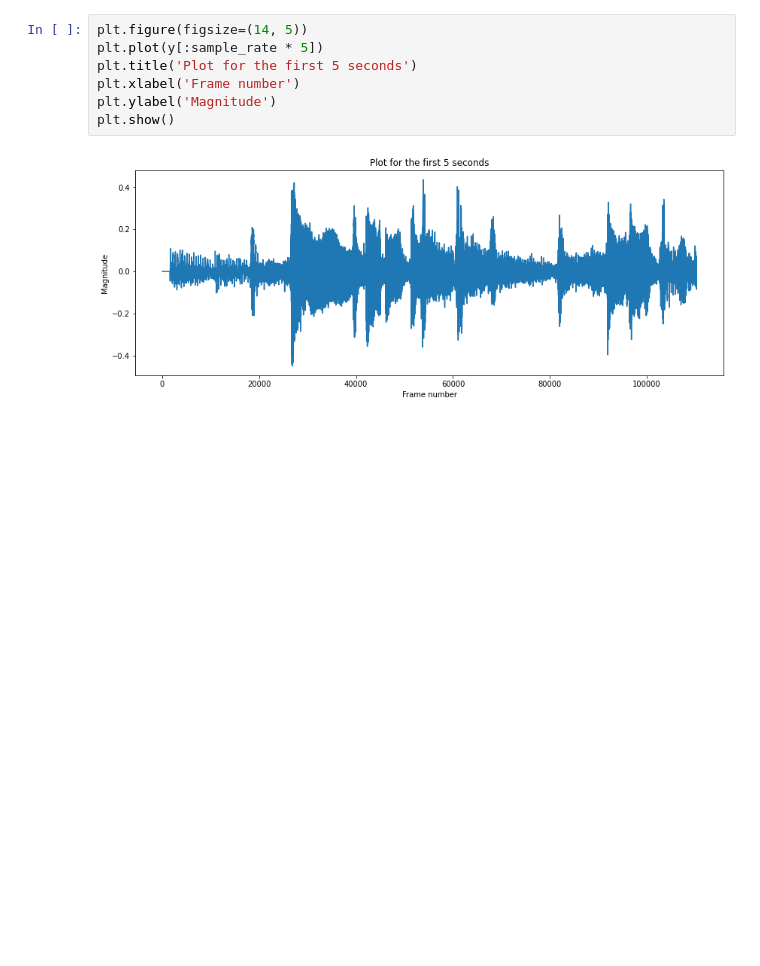
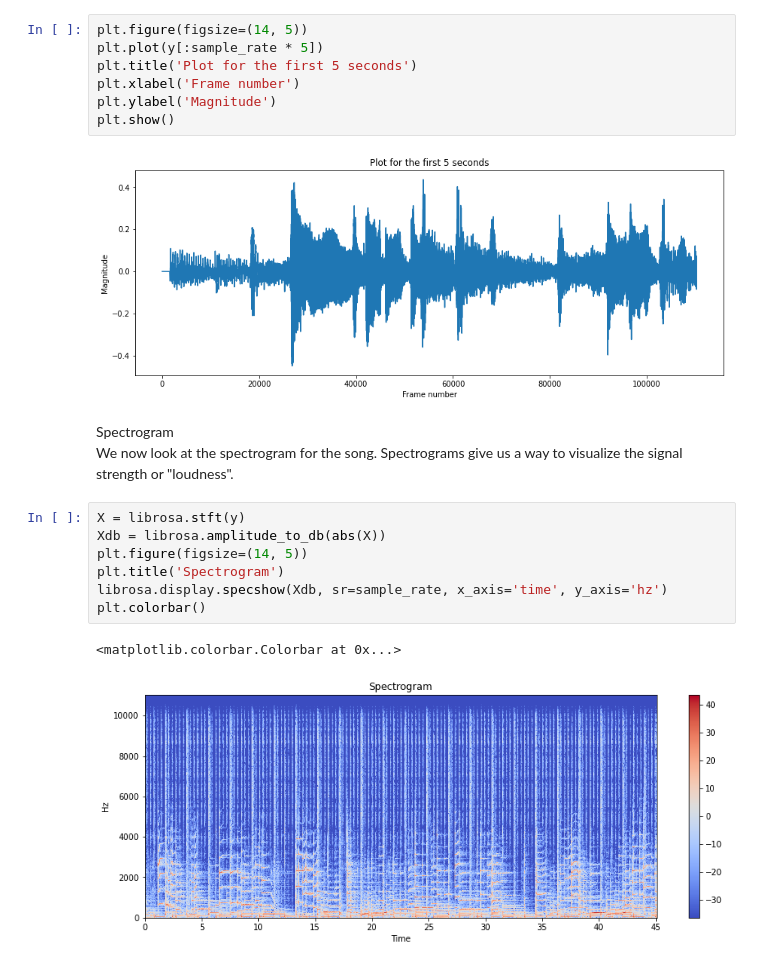
Before and after one commit to tylerana/tylerana.github.io, a Jupyter notebook: Cuetessa.ipynb, the cells around one changed output. Cells and saved outputs as stored; diff of their text form; blank space fills up the shorter version.

```diff
--- a/Cuetessa.ipynb
+++ b/Cuetessa.ipynb
@@ -56,3 +59,16 @@ plt.ylabel('Magnitude')
 plt.show()
 # %% [output]
 [figure]
+# %% [markdown]
+Spectrogram <br>
+We now look at the spectrogram for the song. Spectrograms give us a way to visualize the signal strength or "loudness".
+# %%
+X = librosa.stft(y)
+Xdb = librosa.amplitude_to_db(abs(X))
+plt.figure(figsize=(14, 5))
+plt.title('Spectrogram')
+librosa.display.specshow(Xdb, sr=sample_rate, x_axis='time', y_axis='hz')
+plt.colorbar()
+# %% [output]
+<matplotlib.colorbar.Colorbar at 0x...>
+[figure, added]
```
Also changed, not shown: parts of 11 cells of this notebook.
